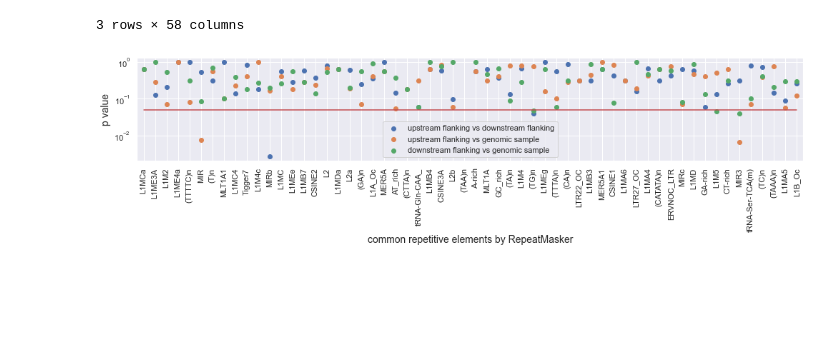
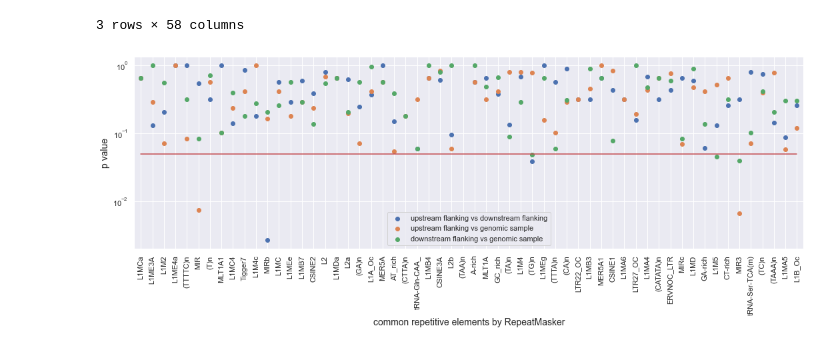
Before and after one commit to balintbiro/Oryctolagus_cuniculus_numts, a Jupyter notebook: codes/trials/repeatmasker.ipynb, the cells around one changed output. Cells and saved outputs as stored; diff of their text form; code cells hidden in the pictures; blank space fills up the shorter version.

Commit message:
final version of repeatmasker visualization

```diff
--- a/codes/trials/repeatmasker.ipynb
+++ b/codes/trials/repeatmasker.ipynb
@@ -481,21 +481,21 @@ df
 3 rows × 58 columns
 # %%
 #visualizing
-fig, axes = plt.subplots(1, 1, figsize = (14,4))
+fig, axes = plt.subplots(1, 1, figsize = (15,6))
 up_down = axes.scatter(x = df.columns.values, y = df.loc['up_down'])
 up_sample = axes.scatter(x = df.columns.values, y = df.loc['up_sample'])
 down_sample = axes.scatter(x = df.columns.values, y = df.loc['down_sample'])
 axes.plot(df.columns.values, (len(df.columns.values) * [0.05]), 'r')
 axes.legend((up_down, up_sample, down_sample),
           ('upstream flanking vs downstream flanking', 'upstream flanking vs genomic sample',
            'downstream flanking vs genomic sample'))
 axes.set_ylabel('p value', fontsize = 14)
 axes.set_xlabel('common repetitive elements by RepeatMasker', fontsize = 14)
 plt.margins(x = 0.01)
 plt.xticks(rotation = 90)
 plt.yscale('log')
 plt.tight_layout()
 sns.set(style = "darkgrid")
-plt.savefig('../../results/repeatmasker_statistics.png', dpi = 150, quality = 95)
+plt.savefig('../../results/repeatmasker_statistics.png', dpi = 100, quality = 95)
 # %% [output]
-[figure, old version]
+[figure, new version]
```
Also changed, not shown: 1 other file.
